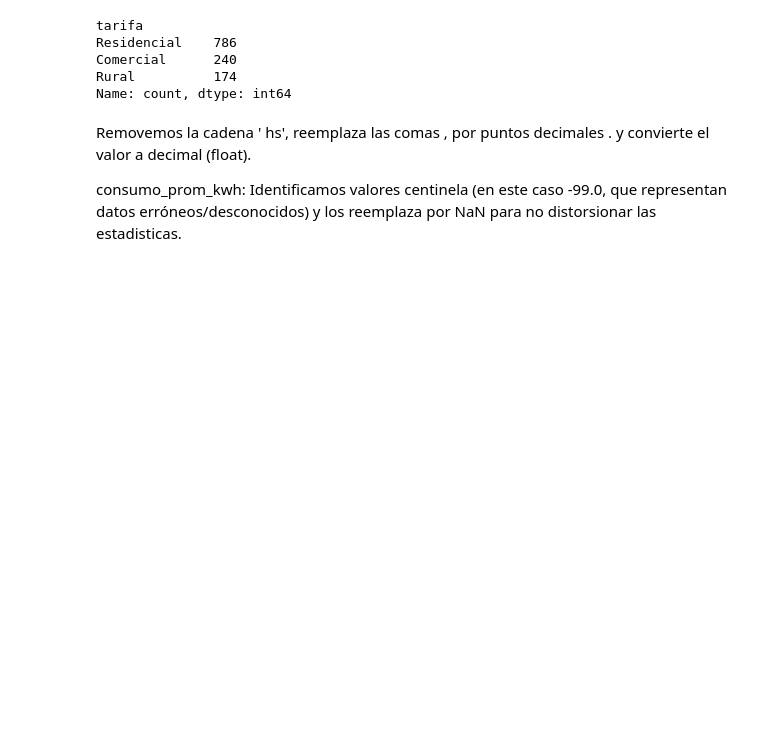
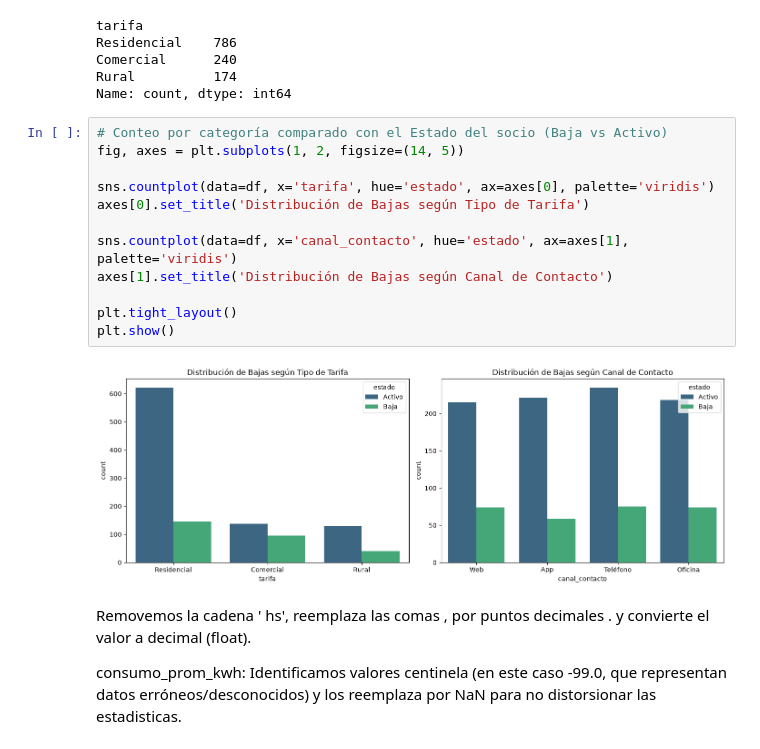
Before and after one commit to HeroedelGin/LabAI, a Jupyter notebook: Proyecto_integrador_G7.ipynb, the cells around one changed output. Saved outputs shown, nothing was run; the diff lists cells and outputs as text; blank space fills up the shorter version.

```diff
--- a/Proyecto_integrador_G7.ipynb
+++ b/Proyecto_integrador_G7.ipynb
@@ -272,6 +272,20 @@ Residencial    786
 Comercial      240
 Rural          174
 Name: count, dtype: int64
+# %%
+# Conteo por categoría comparado con el Estado del socio (Baja vs Activo)
+fig, axes = plt.subplots(1, 2, figsize=(14, 5))
+
+sns.countplot(data=df, x='tarifa', hue='estado', ax=axes[0], palette='viridis')
+axes[0].set_title('Distribución de Bajas según Tipo de Tarifa')
+
+sns.countplot(data=df, x='canal_contacto', hue='estado', ax=axes[1], palette='viridis')
+axes[1].set_title('Distribución de Bajas según Canal de Contacto')
+
+plt.tight_layout()
+plt.show()
+# %% [output]
+[figure, added]
 # %% [markdown]
 Removemos la cadena ' hs', reemplaza las comas , por puntos decimales . y convierte el valor a decimal (float).
 
```
Also changed, not shown: parts of 6 cells of this notebook.
